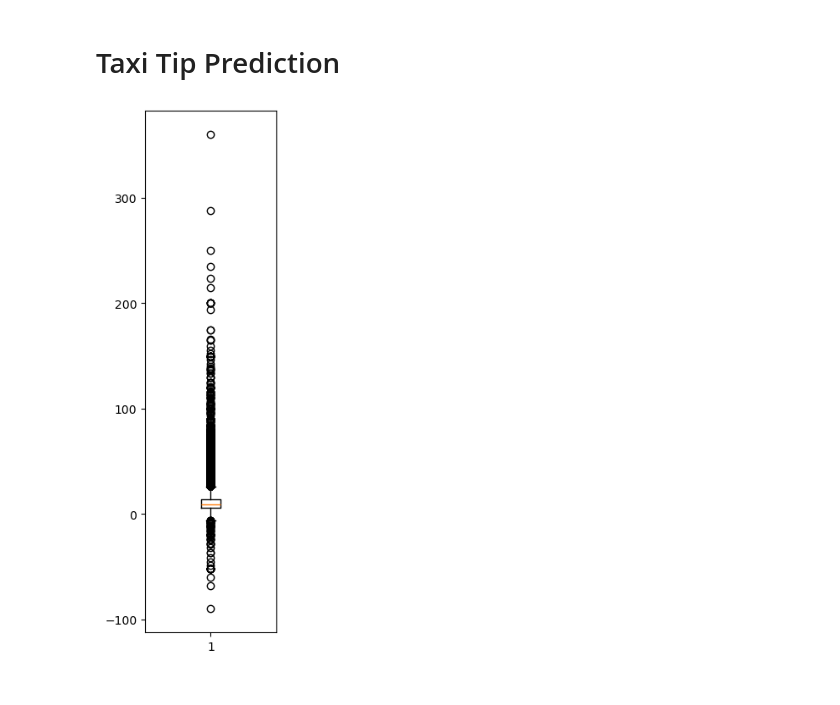
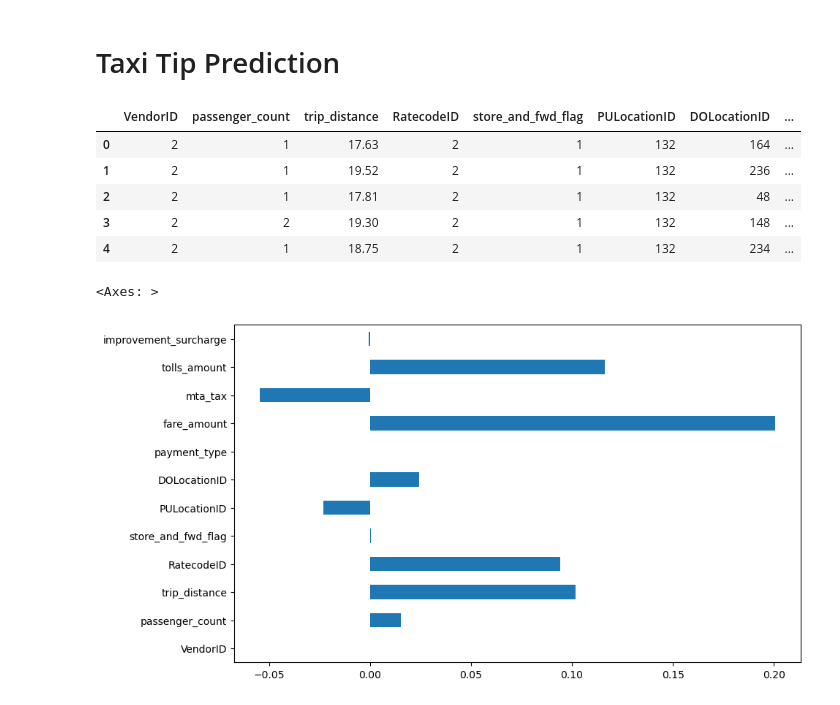
Before and after one commit to zahra-ahmadbeigloo/Machine-Learning-Projects, a Jupyter notebook: Taxi-Tip-Prediction/Taxi-Tip-Prediction.ipynb, the cells around one changed output. Saved outputs shown, nothing was run; the diff lists cells and outputs as text; code cells hidden in the pictures.

```diff
--- a/Taxi-Tip-Prediction/Taxi-Tip-Prediction.ipynb
+++ b/Taxi-Tip-Prediction/Taxi-Tip-Prediction.ipynb
@@ -17,12 +17,19 @@ import warnings
 import gc, sys
 warnings.filterwarnings('ignore')
 # %%
-raw_data = pd.read_csv('https://cf-courses-data.s3.us.cloud-object-storage.appdomain.cloud/IBMDeveloperSkillsNetwork-ML0101EN-SkillsNetwork/labs/Module%203/data/yellow_tripdata_2019-06.csv')
-df = raw_data.head(100000)
+raw_data = pd.read_csv('https://cf-courses-data.s3.us.cloud-object-storage.appdomain.cloud/pu9kbeSaAtRZ7RxdJKX9_A/yellow-tripdata.csv')
+raw_data.head(5)
+# %% [output]
+|  | VendorID | passenger_count | trip_distance | RatecodeID | store_and_fwd_flag | PULocationID | DOLocationID | ... |
+| 0 | 2 | 1 | 17.63 | 2 | 1 | 132 | 164 | ... |
+| 1 | 2 | 1 | 19.52 | 2 | 1 | 132 | 236 | ... |
+| 2 | 2 | 1 | 17.81 | 2 | 1 | 132 | 48 | ... |
+| 3 | 2 | 2 | 19.30 | 2 | 1 | 132 | 148 | ... |
+| 4 | 2 | 1 | 18.75 | 2 | 1 | 132 | 234 | ... |
-# %%
-plt.figure(figsize=(2,8))
-plt.boxplot(df["fare_amount"])
-plt.show()
-# %% [output]
-[figure, removed]
+# %%
+correlation_values = raw_data.corr()['tip_amount'].drop('tip_amount')
+correlation_values.plot(kind='barh', figsize=(10, 6))
+# %% [output]
+<Axes: >
+[figure, added]
 # %%
```
Also changed, not shown: parts of 13 cells of this notebook.
